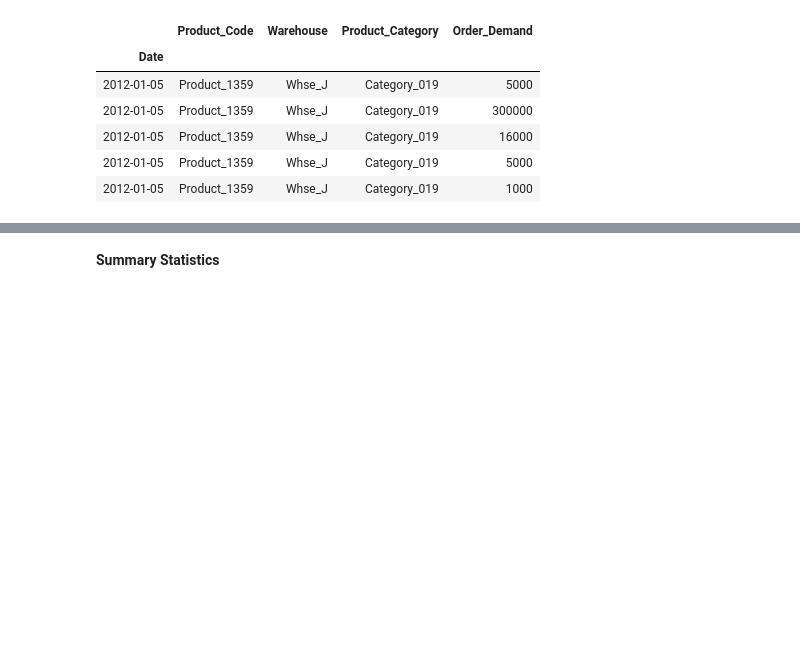
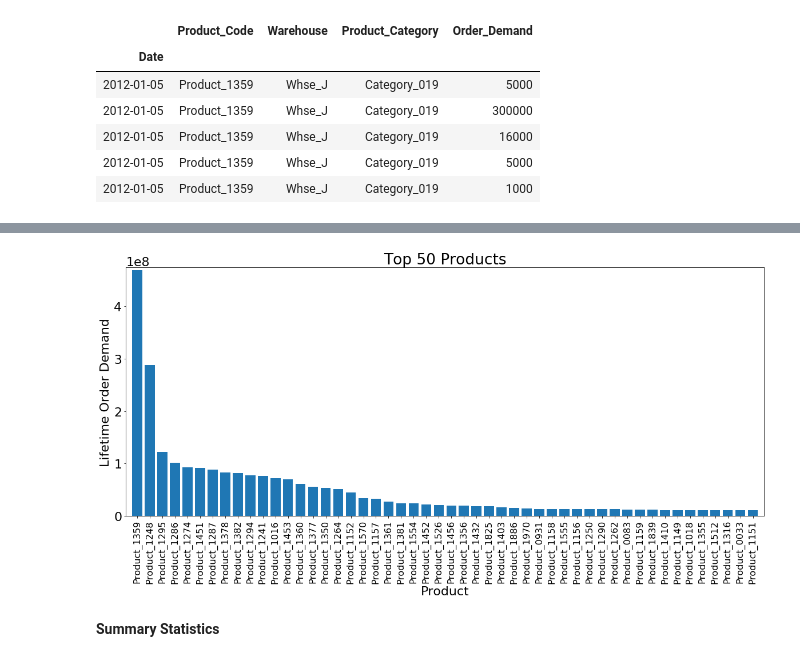
Before and after one commit to JessicaFB/Product-Demand-Forecasting, a Jupyter notebook: Product-Demand-Forecasting.ipynb, the cells around one changed output, grey strips where cells are left out. Cells and saved outputs as stored; diff of their text form; code cells hidden in the pictures; blank space fills up the shorter version.

```diff
--- a/Product-Demand-Forecasting.ipynb
+++ b/Product-Demand-Forecasting.ipynb
@@ -602,3 +735,26 @@ top_prod.head()
+# %%
+# x-labels
+labels = prod_sum_demand.index[0:50]
+# x-values
+products = list(range(0,len(labels)))
+# y-values
+order_demand = prod_sum_demand.Order_Demand[0:50]
+
+# Plot
+# Set figure
+plt.figure(figsize=(20,8))
+# Prevent extra whitespace
+plt.margins(0.01)
+# Plot
+plt.bar(products, order_demand, align='center')
+# Add labels & rotate 90 degrees
+plt.xticks(products, labels, rotation = 90, fontsize=16)
+plt.title('Top 50 Products')
+plt.ylabel('Lifetime Order Demand')
+plt.xlabel('Product')
+plt.show()
+# %% [output]
+[figure, added]
 # %% [markdown]
 **Summary Statistics**
 # %%
```
Also changed, not shown: parts of 21 cells of this notebook.
